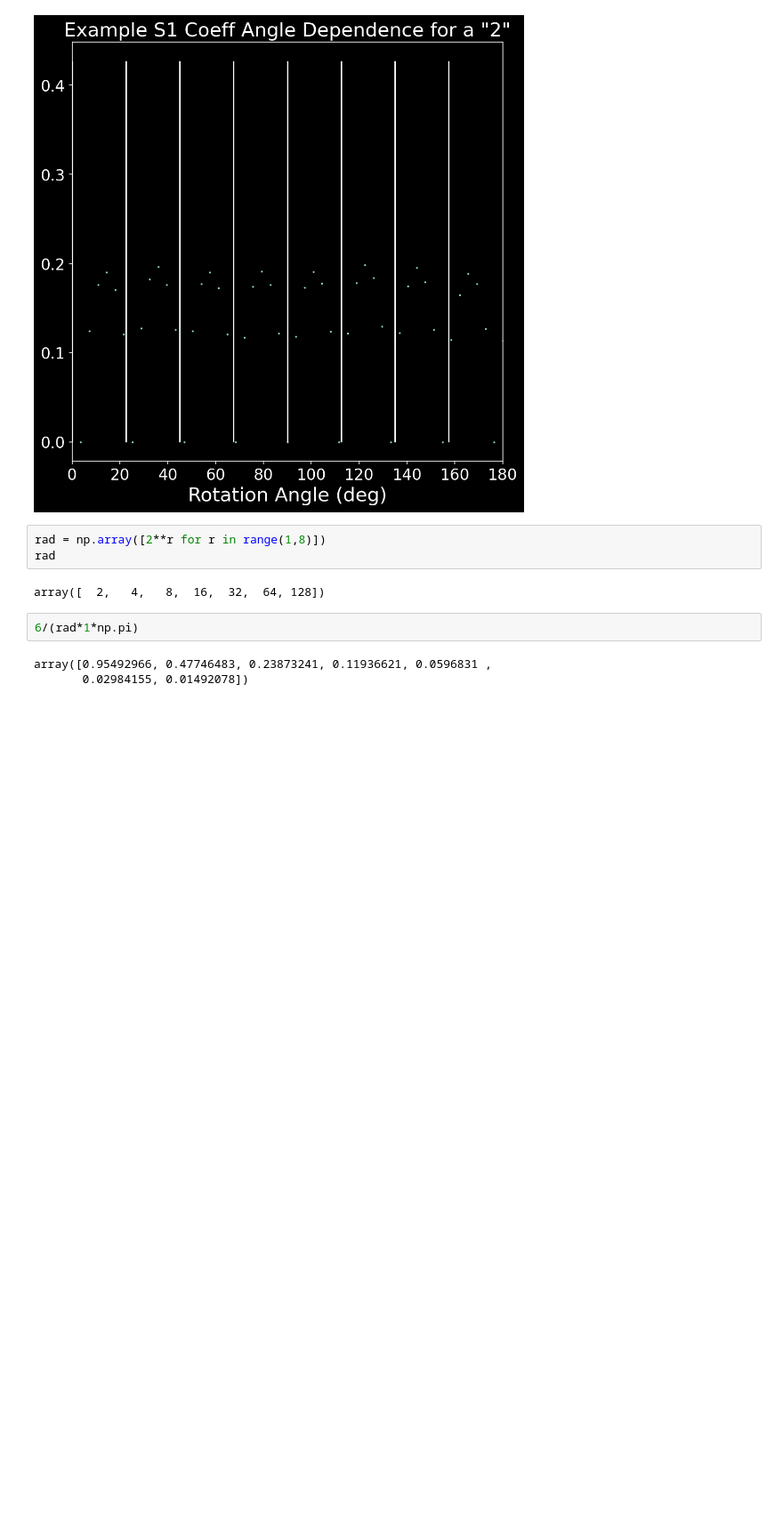
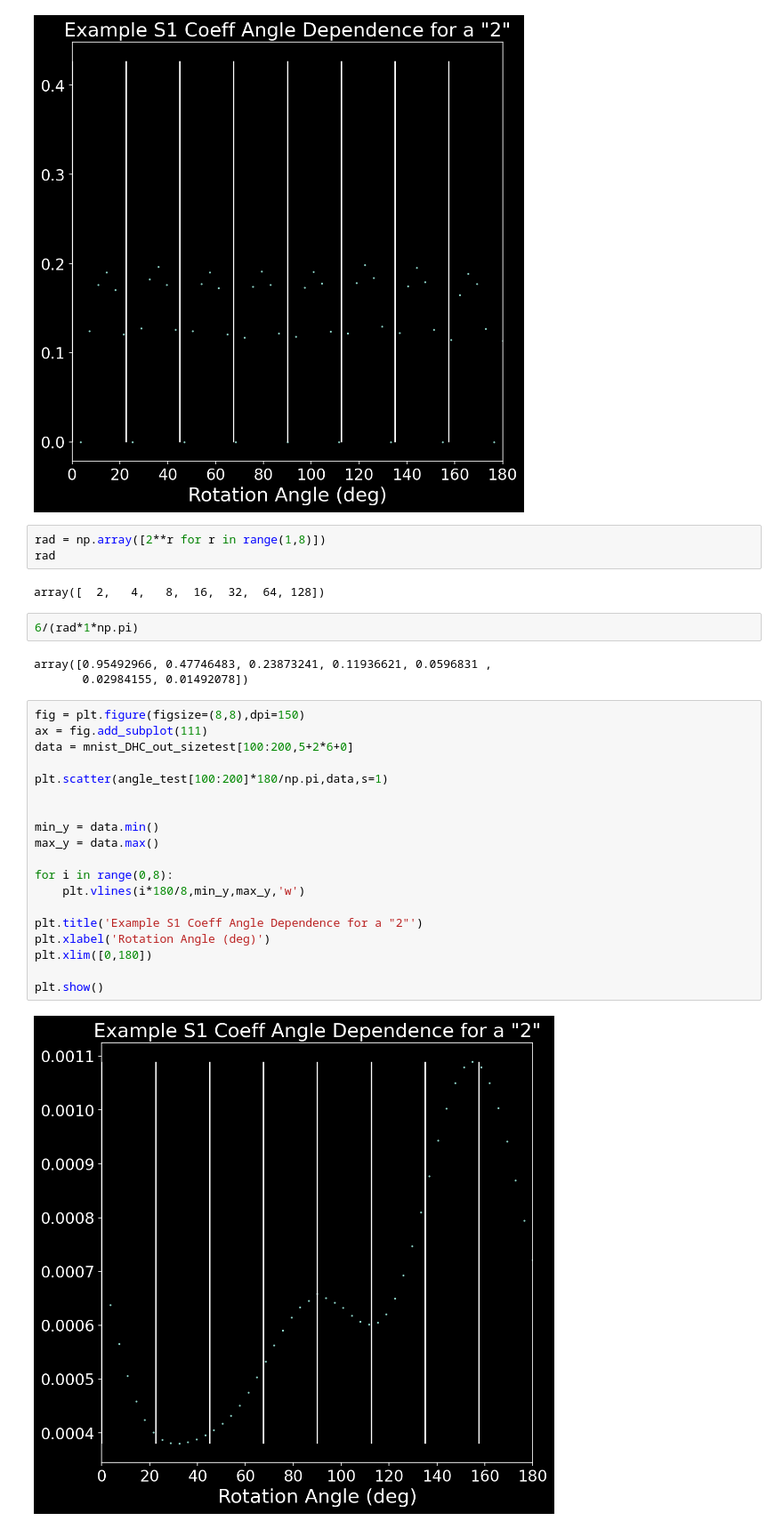
Before and after one commit to andrew-saydjari/DHC, a Jupyter notebook: Daily/2021_02_15.ipynb, the cells around one changed output. Shown at 89% size. Saved outputs shown, nothing was run; the diff lists cells and outputs as text; blank space fills up the shorter version.

```diff
--- a/Daily/2021_02_15.ipynb
+++ b/Daily/2021_02_15.ipynb
@@ -395,3 +395,24 @@ array([  2,   4,   8,  16,  32,  64, 128])
 # %% [output]
 array([0.95492966, 0.47746483, 0.23873241, 0.11936621, 0.0596831 ,
        0.02984155, 0.01492078])
+# %%
+fig = plt.figure(figsize=(8,8),dpi=150)
+ax = fig.add_subplot(111)
+data = mnist_DHC_out_sizetest[100:200,5+2*6+0]
+
+plt.scatter(angle_test[100:200]*180/np.pi,data,s=1)
+
+
+min_y = data.min()
+max_y = data.max()
+
+for i in range(0,8):
+    plt.vlines(i*180/8,min_y,max_y,'w')
+
+plt.title('Example S1 Coeff Angle Dependence for a "2"')
+plt.xlabel('Rotation Angle (deg)')
+plt.xlim([0,180])
+
+plt.show()
+# %% [output]
+[figure, added]
```
Also changed, not shown: 3 other files.
